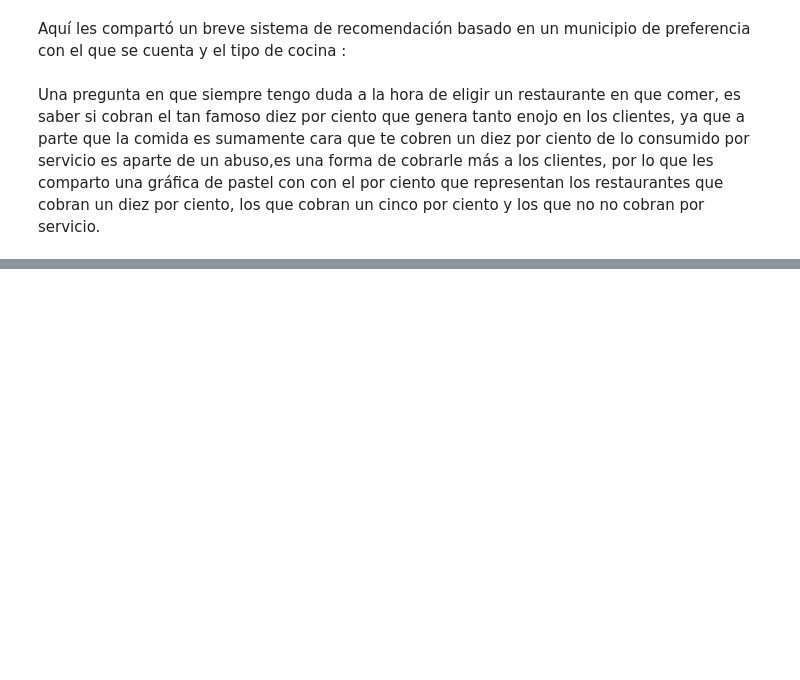
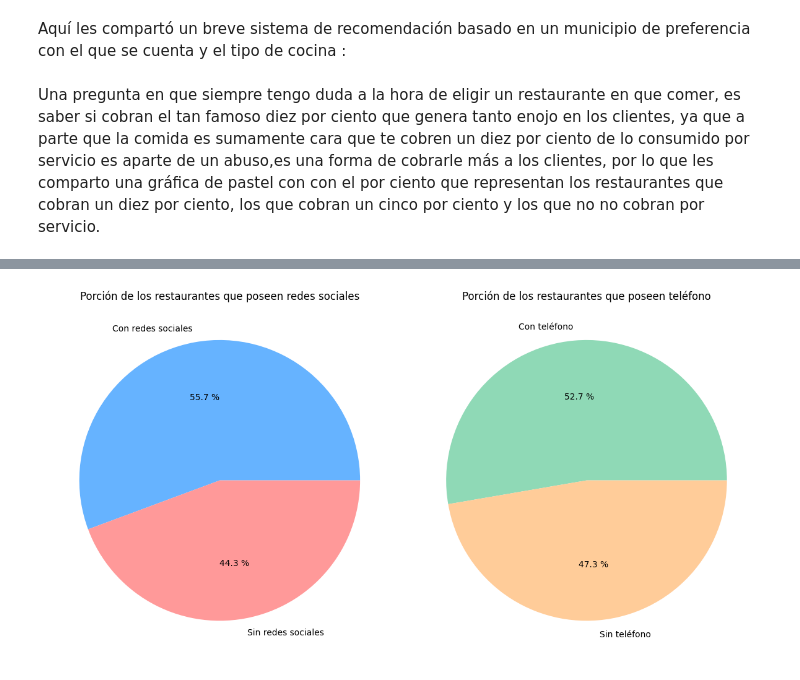
Before and after one commit to Datadrummer-jr/Food-Data, a Jupyter notebook: Project Code/restaurant project.ipynb, the cells around one changed output, grey strips where cells are left out. Cells and saved outputs as stored; diff of their text form; code cells hidden in the pictures; blank space fills up the shorter version.

```diff
--- a/Project Code/restaurant project.ipynb
+++ b/Project Code/restaurant project.ipynb
@@ -144,0 +165,4 @@ mariscos()
+# %%
+comunications()
+# %% [output]
+[figure, added]
```
Also changed, not shown: parts of 13 cells of this notebook, 1 other file.
